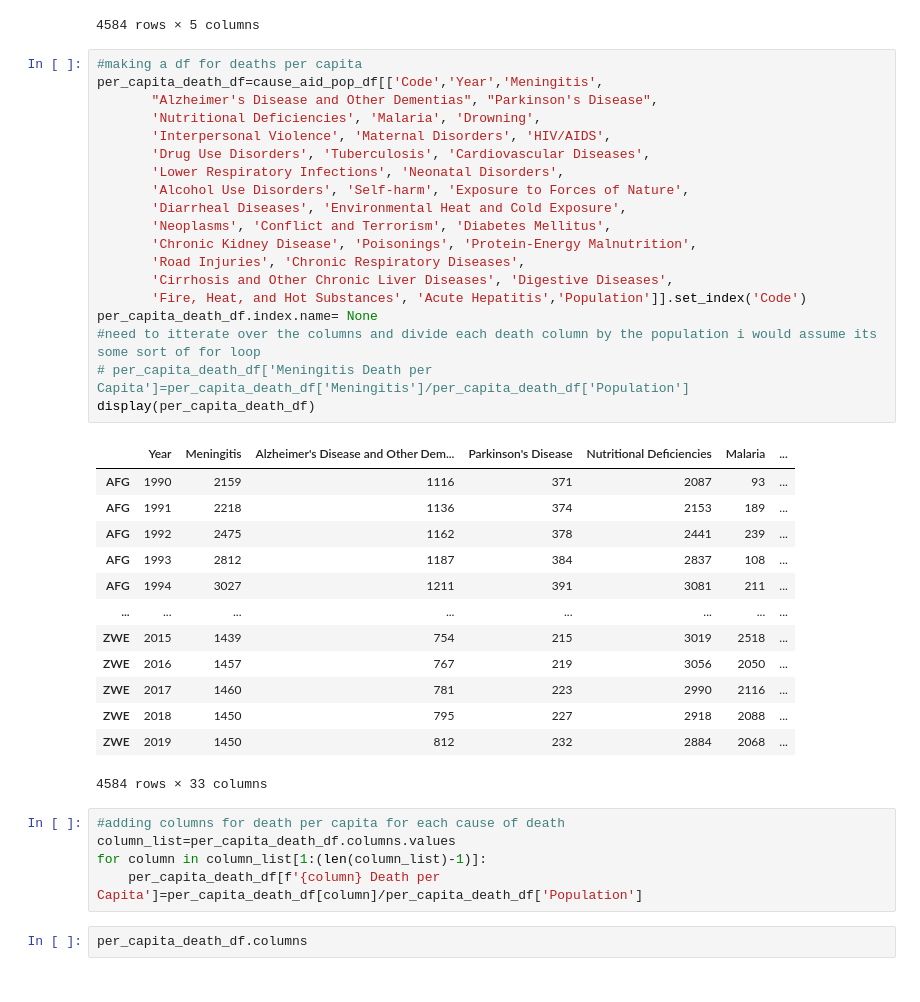
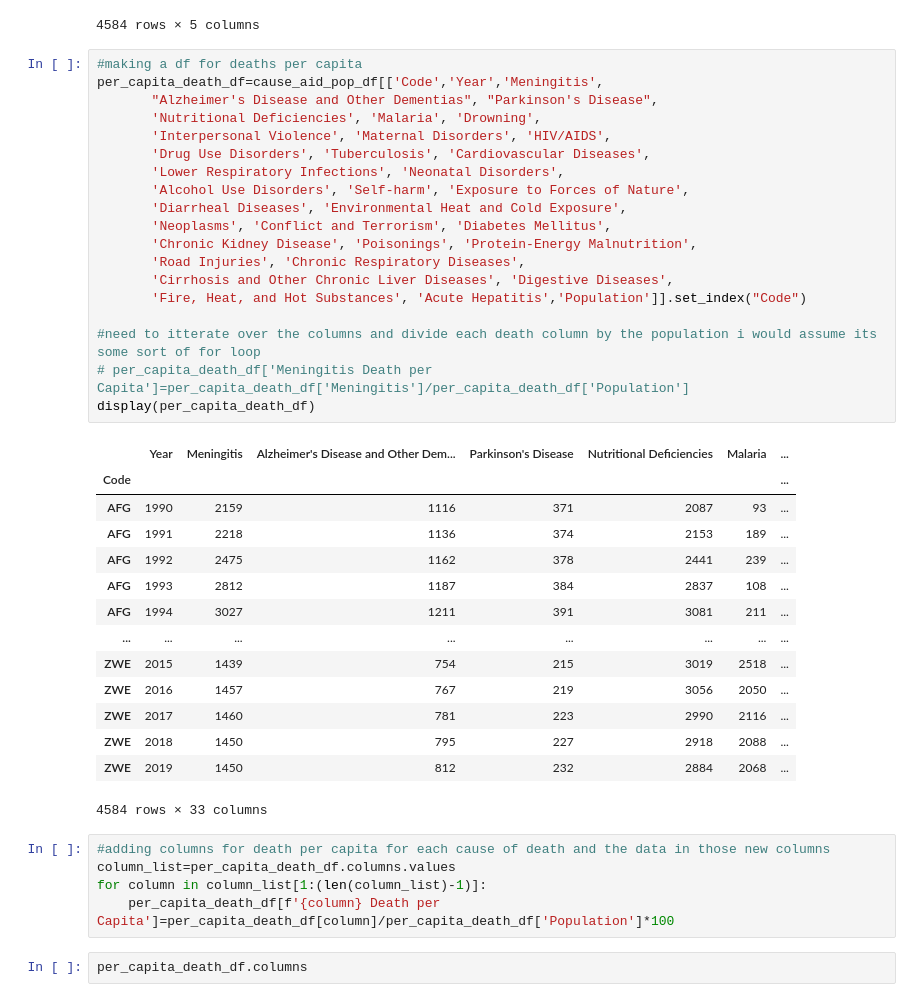
Before and after one commit to thomasjngo/Cause-of-Death-Analysis, a Jupyter notebook: Cause of Death Analysis/CommonCausesofDeath.ipynb, the cells around one changed output. Drawn from its saved outputs; the diff is of its cells as text.

```diff
--- a/Cause of Death Analysis/CommonCausesofDeath.ipynb
+++ b/Cause of Death Analysis/CommonCausesofDeath.ipynb
@@ -201,24 +201,25 @@ bottom_death_country_year
 # %%
 #making a df for deaths per capita
 per_capita_death_df=cause_aid_pop_df[['Code','Year','Meningitis',
        "Alzheimer's Disease and Other Dementias", "Parkinson's Disease",
        'Nutritional Deficiencies', 'Malaria', 'Drowning',
        'Interpersonal Violence', 'Maternal Disorders', 'HIV/AIDS',
        'Drug Use Disorders', 'Tuberculosis', 'Cardiovascular Diseases',
        'Lower Respiratory Infections', 'Neonatal Disorders',
        'Alcohol Use Disorders', 'Self-harm', 'Exposure to Forces of Nature',
        'Diarrheal Diseases', 'Environmental Heat and Cold Exposure',
        'Neoplasms', 'Conflict and Terrorism', 'Diabetes Mellitus',
        'Chronic Kidney Disease', 'Poisonings', 'Protein-Energy Malnutrition',
        'Road Injuries', 'Chronic Respiratory Diseases',
        'Cirrhosis and Other Chronic Liver Diseases', 'Digestive Diseases',
-       'Fire, Heat, and Hot Substances', 'Acute Hepatitis','Population']].set_index('Code')
-per_capita_death_df.index.name= None
+       'Fire, Heat, and Hot Substances', 'Acute Hepatitis','Population']].set_index("Code")
+
 #need to itterate over the columns and divide each death column by the population i would assume its some sort of for loop
 # per_capita_death_df['Meningitis Death per Capita']=per_capita_death_df['Meningitis']/per_capita_death_df['Population']
 display(per_capita_death_df)
 # %% [output]
 |  | Year | Meningitis | Alzheimer's Disease and Other Dem... | Parkinson's Disease | Nutritional Deficiencies | Malaria | ... |
+| Code |  |  |  |  |  |  | ... |
 | AFG | 1990 | 2159 | 1116 | 371 | 2087 | 93 | ... |
 | AFG | 1991 | 2218 | 1136 | 374 | 2153 | 189 | ... |
 | AFG | 1992 | 2475 | 1162 | 378 | 2441 | 239 | ... |
@@ -232,10 +233,10 @@ display(per_capita_death_df)
 | ZWE | 2019 | 1450 | 812 | 232 | 2884 | 2068 | ... |
 4584 rows × 33 columns
 # %%
-#adding columns for death per capita for each cause of death
+#adding columns for death per capita for each cause of death and the data in those new columns
 column_list=per_capita_death_df.columns.values
 for column in column_list[1:(len(column_list)-1)]:
-    per_capita_death_df[f'{column} Death per Capita']=per_capita_death_df[column]/per_capita_death_df['Population']
+    per_capita_death_df[f'{column} Death per Capita']=per_capita_death_df[column]/per_capita_death_df['Population']*100
 # %%
 per_capita_death_df.columns
 # %% [output]
```
Also changed, not shown: parts of 5 cells of this notebook.
